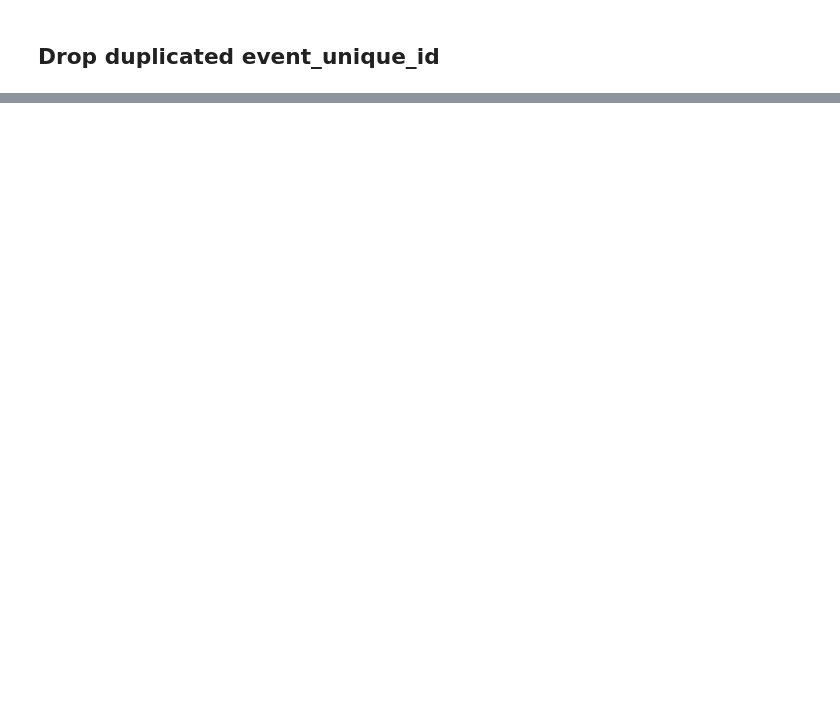
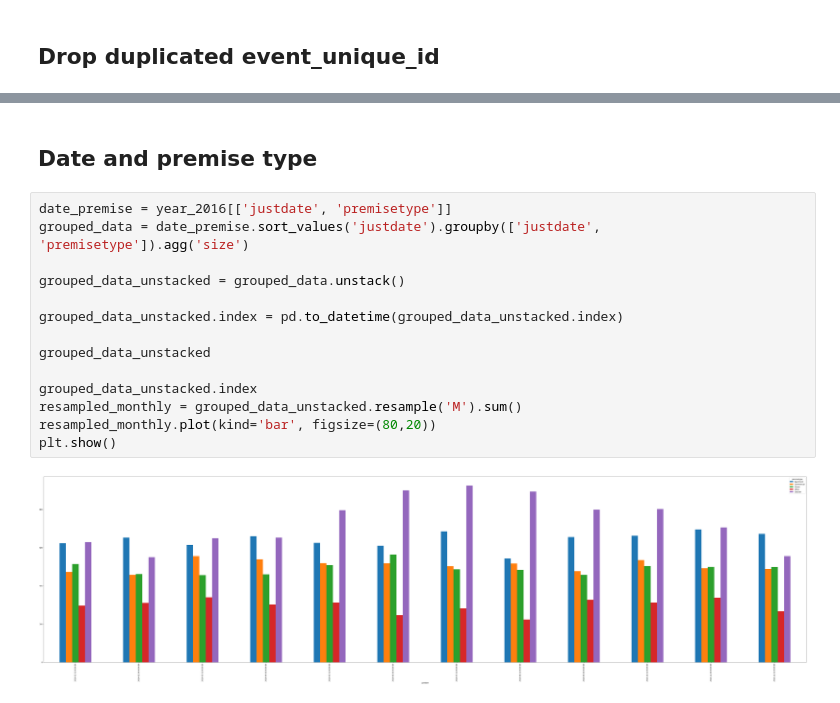
Before and after one commit to GoestaO/torontos_crimes, a Jupyter notebook: Toronto's crimes.ipynb, the cells around one changed output, grey strips where cells are left out. Drawn from its saved outputs; the diff is of its cells as text; blank space fills up the shorter version.

```diff
--- a/Toronto's crimes.ipynb
+++ b/Toronto's crimes.ipynb
@@ -40,0 +45,18 @@ See the caveats in the documentation: http://pandas.pydata.org/pandas-docs/stabl
+# %% [markdown]
+## Date and premise type
+# %%
+date_premise = year_2016[['justdate', 'premisetype']]
+grouped_data = date_premise.sort_values('justdate').groupby(['justdate', 'premisetype']).agg('size')
+
+grouped_data_unstacked = grouped_data.unstack()
+
+grouped_data_unstacked.index = pd.to_datetime(grouped_data_unstacked.index)
+
+grouped_data_unstacked
+
+grouped_data_unstacked.index
+resampled_monthly = grouped_data_unstacked.resample('M').sum()
+resampled_monthly.plot(kind='bar', figsize=(80,20))
+plt.show()
+# %% [output]
+[figure, added]
```
Also changed, not shown: parts of 30 cells of this notebook.
